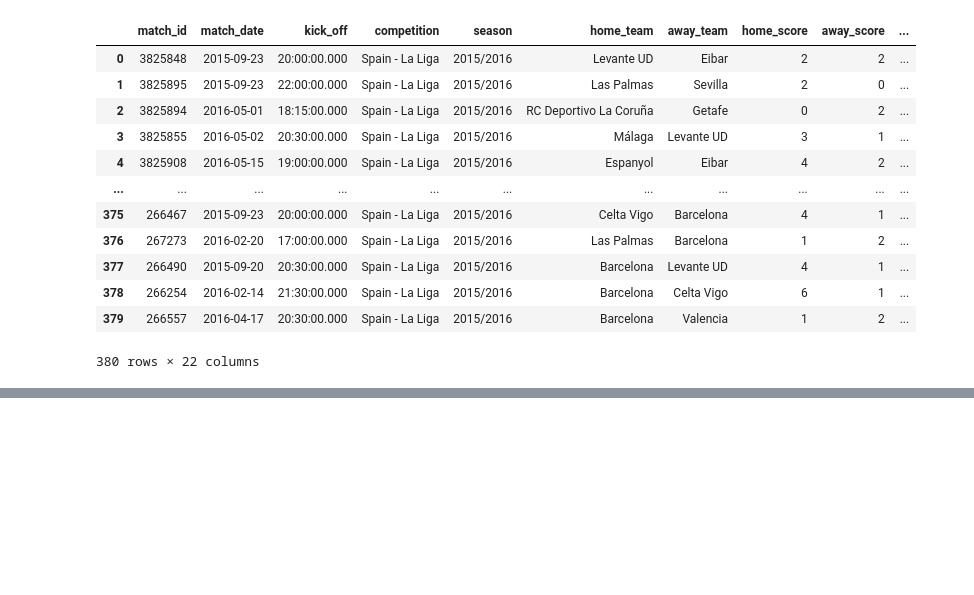
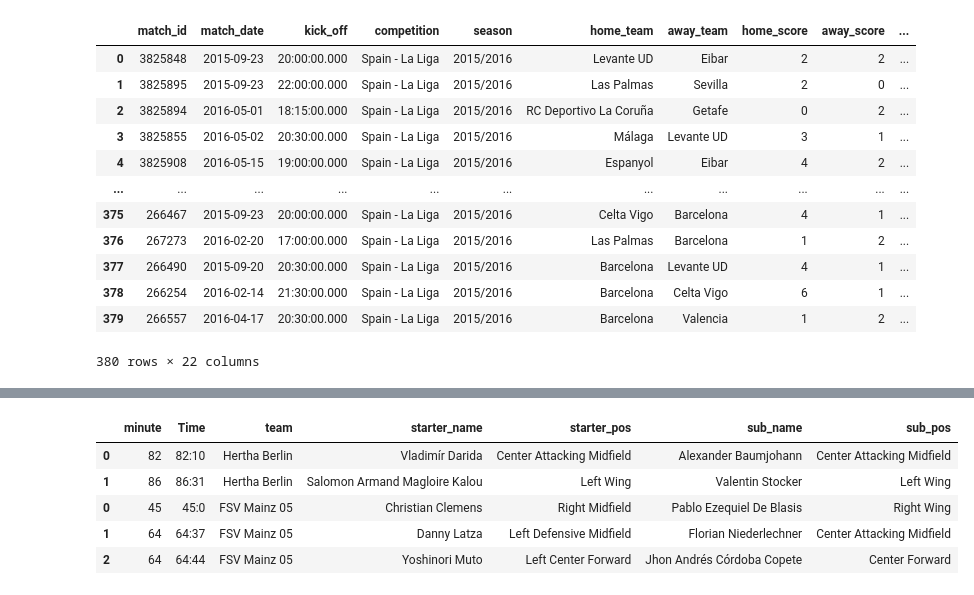
Before and after one commit to conormalone/StatsBomb24, a Jupyter notebook: Substitute_Working.ipynb, the cells around one changed output, grey strips where cells are left out. Saved outputs shown, nothing was run; the diff lists cells and outputs as text; code cells hidden in the pictures; blank space fills up the shorter version.

```diff
--- a/Substitute_Working.ipynb
+++ b/Substitute_Working.ipynb
@@ -144,4 +91,13 @@ for team in events.team.unique():
     merge_one = df_event[["minute","player",'substitution_replacement',"Time","team"]].merge(df_lineup[["player_name","last_position"]], left_on = "player", right_on = "player_name").rename(columns={"last_position":"starter_pos"})
     merge_two = merge_one[["minute","Time","team","player_name","starter_pos",'substitution_replacement']].merge(df_lineup[["player_name","last_position"]], right_on = "player_name", left_on = "substitution_replacement").rename(columns={"last_position":"sub_pos","player_name_x":"starter_name","substitution_replacement":"sub_name"}).drop("player_name_y",axis=1)
     results = pd.concat([results,merge_two],axis=0)
+# %%
+results
+# %% [output]
+|  | minute | Time | team | starter_name | starter_pos | sub_name | sub_pos |
+| 0 | 82 | 82:10 | Hertha Berlin | Vladimír Darida | Center Attacking Midfield | Alexander Baumjohann | Center Attacking Midfield |
+| 1 | 86 | 86:31 | Hertha Berlin | Salomon Armand Magloire Kalou | Left Wing | Valentin Stocker | Left Wing |
+| 0 | 45 | 45:0 | FSV Mainz 05 | Christian Clemens | Right Midfield | Pablo Ezequiel De Blasis | Right Wing |
+| 1 | 64 | 64:37 | FSV Mainz 05 | Danny Latza | Left Defensive Midfield | Florian Niederlechner | Center Attacking Midfield |
+| 2 | 64 | 64:44 | FSV Mainz 05 | Yoshinori Muto | Left Center Forward | Jhon Andrés Córdoba Copete | Center Forward |
 # %%
```
Also changed, not shown: parts of 11 cells of this notebook.
